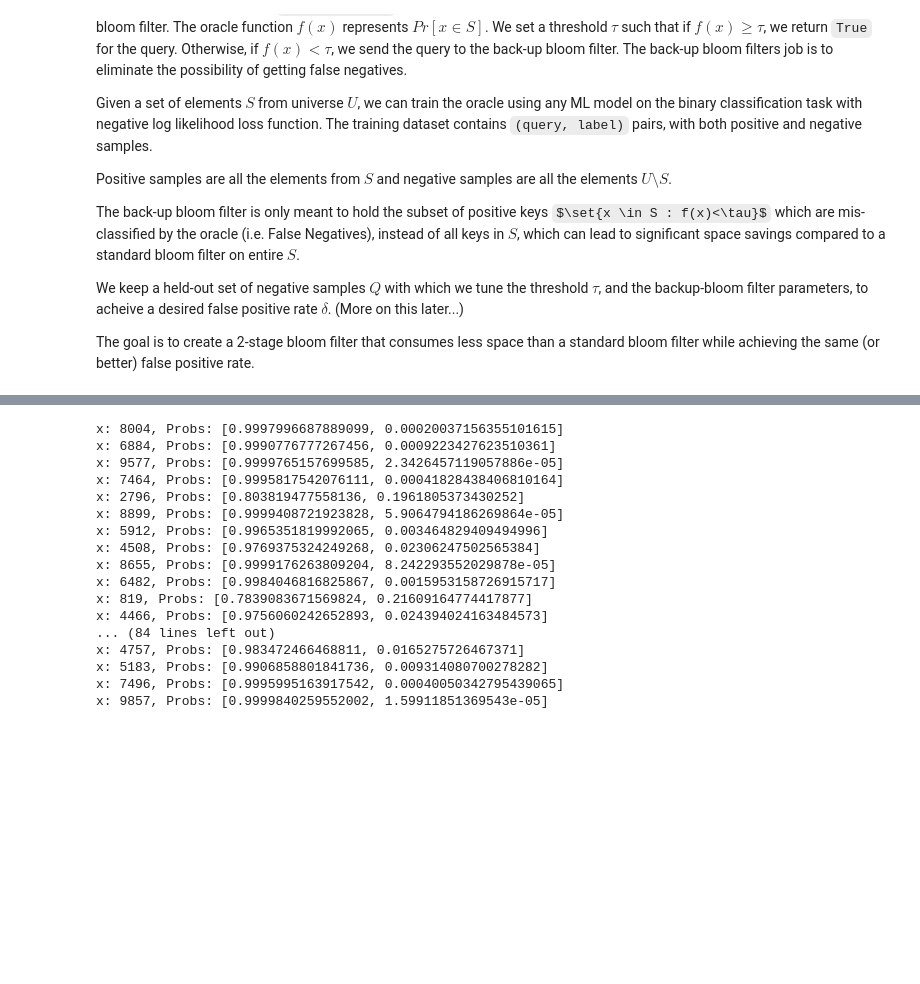
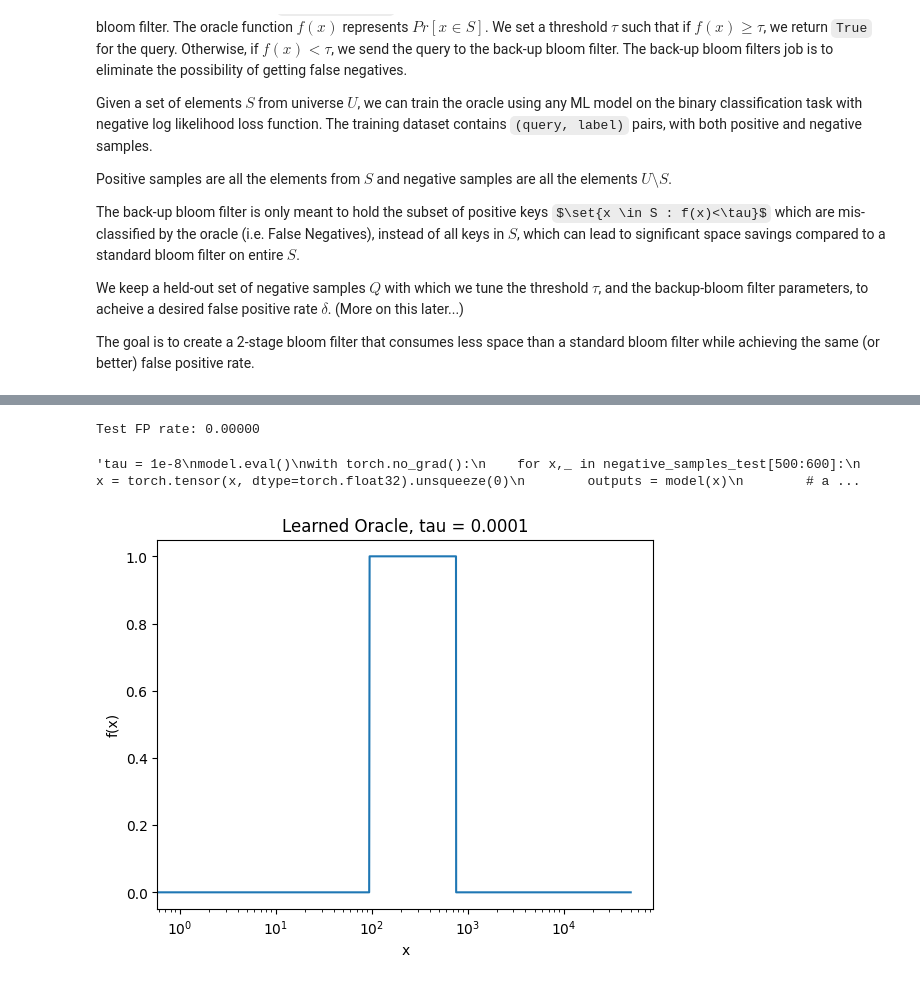
Before and after one commit to tsultan16/Learned_Bloom_Filter, a Jupyter notebook: learned_bloom.ipynb, the cells around one changed output, grey strips where cells are left out. Saved outputs shown, nothing was run; the diff lists cells and outputs as text; code cells hidden in the pictures; some formulas as TeX source; blank space fills up the shorter version.

```diff
--- a/learned_bloom.ipynb
+++ b/learned_bloom.ipynb
@@ -176,7 +281,7 @@ def evaluate(test_dataloader, model):
 # %%
 # model hyperparameters
-batch_size = 128
-hidden_dims = 100
+batch_size = 512
+hidden_dims = 1000
 num_epochs = 10
 
 # define model and optimizer
@@ -190,31 +295,50 @@ test_dataset = BloomDataset(None, negative_samples_test)
 test_dataloader = torch.utils.data.DataLoader(test_dataset, batch_size=batch_size, shuffle=False)
 # %%
 # train the model
-train(train_dataloader, model, optimizer, num_epochs=250)
+train(train_dataloader, model, optimizer, num_epochs=100)
+# %%
+# evaluate the model
+evaluate(test_dataloader, model, tau=0.5)
+
+# compute model predictions for all universe items
+universe = list(range(0,usize))
+predictions = []
+model.eval()
+with torch.no_grad():
+    for x in universe:
+        x = torch.tensor(x, dtype=torch.float32).unsqueeze(0)
+        outputs = model(x)
+        # apply softmax to get class probabilities
+        predicted = torch.nn.Softmax(dim=0)(outputs)
+        #print(f"x: {int(x.item())}, Probs: {predicted.tolist()}")
+        predictions.append(predicted[1].item())
+# %% [output]
+Test FP rate: 0.00000
 # %%
+"""
+tau = 1e-8
 model.eval()
 with torch.no_grad():
-    for x,_ in negative_samples_test[:100]:
+    for x,_ in negative_samples_test[500:600]:
         x = torch.tensor(x, dtype=torch.float32).unsqueeze(0)
         outputs = model(x)
         # apply softmax to get class probabilities
         predicted = torch.nn.Softmax(dim=0)(outputs)
-        print(f"x: {int(x.item())}, Probs: {predicted.tolist()}")
+        print(f"x: {int(x.item())}, Probs: {predicted.tolist()}, Prediction: {predicted[1].item() > tau}")
+"""
 # %% [output]
-x: 8004, Probs: [0.9997996687889099, 0.00020037156355101615]
-x: 6884, Probs: [0.9990776777267456, 0.0009223427623510361]
-x: 9577, Probs: [0.9999765157699585, 2.3426457119057886e-05]
-x: 7464, Probs: [0.9995817542076111, 0.00041828438406810164]
-x: 2796, Probs: [0.803819477558136, 0.1961805373430252]
-x: 8899, Probs: [0.9999408721923828, 5.9064794186269864e-05]
-x: 5912, Probs: [0.9965351819992065, 0.003464829409494996]
-x: 4508, Probs: [0.9769375324249268, 0.02306247502565384]
-x: 8655, Probs: [0.9999176263809204, 8.242293552029878e-05]
-x: 6482, Probs: [0.9984046816825867, 0.0015953158726915717]
-x: 819, Probs: [0.7839083671569824, 0.21609164774417877]
-x: 4466, Probs: [0.9756060242652893, 0.024394024163484573]
-... (84 lines left out)
-x: 4757, Probs: [0.983472466468811, 0.0165275726467371]
-x: 5183, Probs: [0.9906858801841736, 0.009314080700278282]
-x: 7496, Probs: [0.9995995163917542, 0.00040050342795439065]
-x: 9857, Probs: [0.9999840259552002, 1.59911851369543e-05]
+'tau = 1e-8\nmodel.eval()\nwith torch.no_grad():\n    for x,_ in negative_samples_test[500:600]:\n        x = torch.tensor(x, dtype=torch.float32).unsqueeze(0)\n        outputs = model(x)\n        # a ...
+# %%
+tau = 1e-4
+
+x = universe
+f = [1 if p > tau else 0 for p in predictions]
+
+# plot the model predictions
+plt.plot(x, f)
+plt.xlabel('x')
+plt.ylabel('f(x)')
+plt.title('Learned Oracle, tau = '+ str(tau))
+plt.xscale('log')
+# %% [output]
+[figure, added]
```
Also changed, not shown: parts of 23 cells of this notebook.
